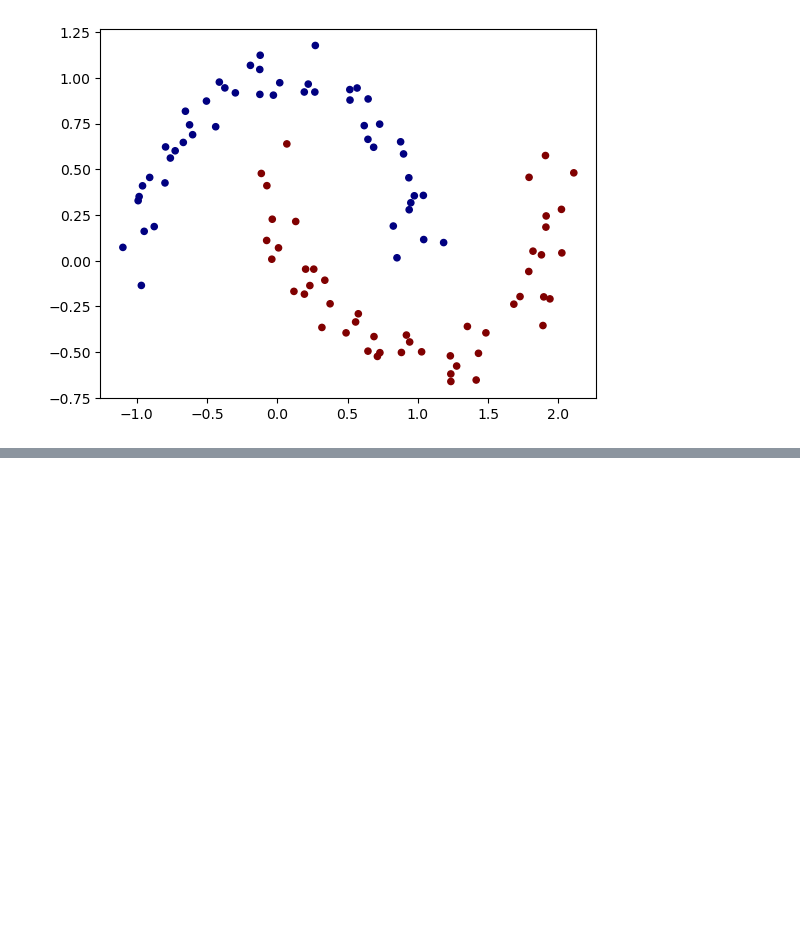
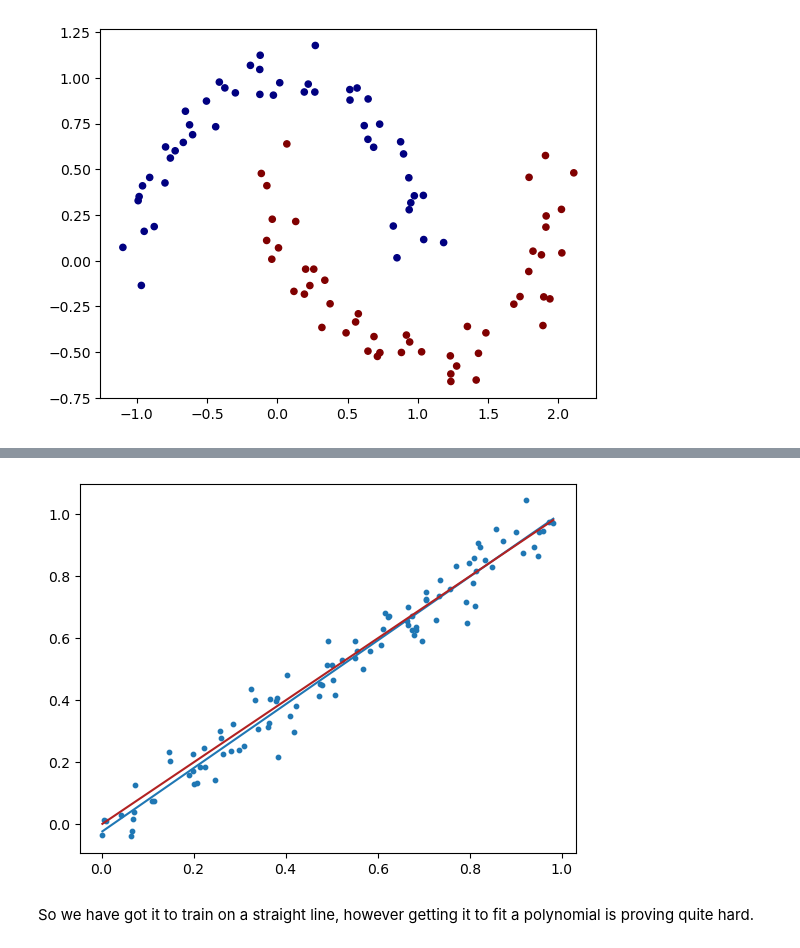
Before and after one commit to DomincDootson/TinyNN, a Jupyter notebook: TinyNN Example.ipynb, the cells around one changed output, grey strips where cells are left out. Cells and saved outputs as stored; diff of their text form; code cells hidden in the pictures; blank space fills up the shorter version.

```diff
--- a/TinyNN Example.ipynb
+++ b/TinyNN Example.ipynb
@@ -115,0 +78,27 @@ plt.show()
+# %%
+def mean_square_error(y, yhat):
+    return (1/len(y))*sum(((yi-yhi)**2 for yi, yhi in zip(y, yhat)))
+# %%
+def train(model, loss_func, X, y, epochs = 50, n_batches = 1, alpha = 1e-4, lr = 0.1):
+    batch_size = len(X) // n_batches
+    for k in range(epochs):
+        for b in range(n_batches):
+            total_loss = loss(model, loss_func,X[b*batch_size:(b+1)*batch_size],y[b*batch_size:(b+1)*batch_size], alpha = alpha)
+
+            model.zero_grad()
+            total_loss.backward()
+
+            learning_rate = (lr/n_batches)*(1.0 - 0.9*k/100)
+            for p in model.parameters():
+                # print(p)
+                p.data -= learning_rate * p.grad
+
+        if k % 1 == 0:
+            print(f"Epoch {k}, loss {np.round(total_loss.data,4)}")
+# %%
+model = MLP()
+model.add(Layer(1, 2, activation = Linear()))
+model.add(Layer(2, 1, activation = Linear()))
+
+train(model, mean_square_error, [[Xi] for Xi in X], y, epochs = 100, n_batches = 5, lr = 0.5, alpha = 0.005)
+# model([1])
@@ -115,0 +123,9 @@ plt.show()
+# %%
+plt.plot(X, [v.data for v in model.forwards([[Xi] for Xi in X])], label = 'True')
+plt.plot(X, y_true, color = 'firebrick', label = 'True')
+plt.scatter(X, y, s = 10, label = "Data Points")
+plt.show()
+# %% [output]
+[figure, added]
+# %% [markdown]
+So we have got it to train on a straight line, however getting it to fit a polynomial is proving quite hard.
```
Also changed, not shown: parts of 13 cells of this notebook, 5 other files.
